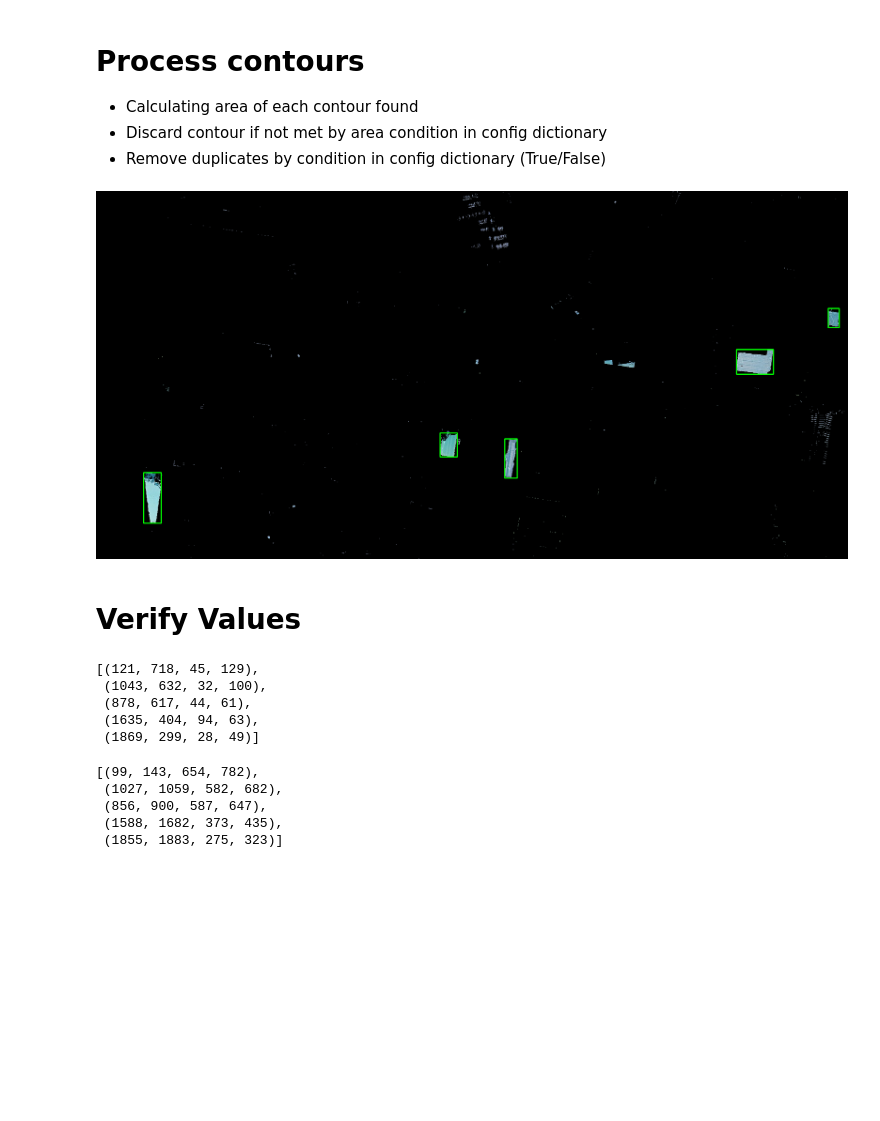
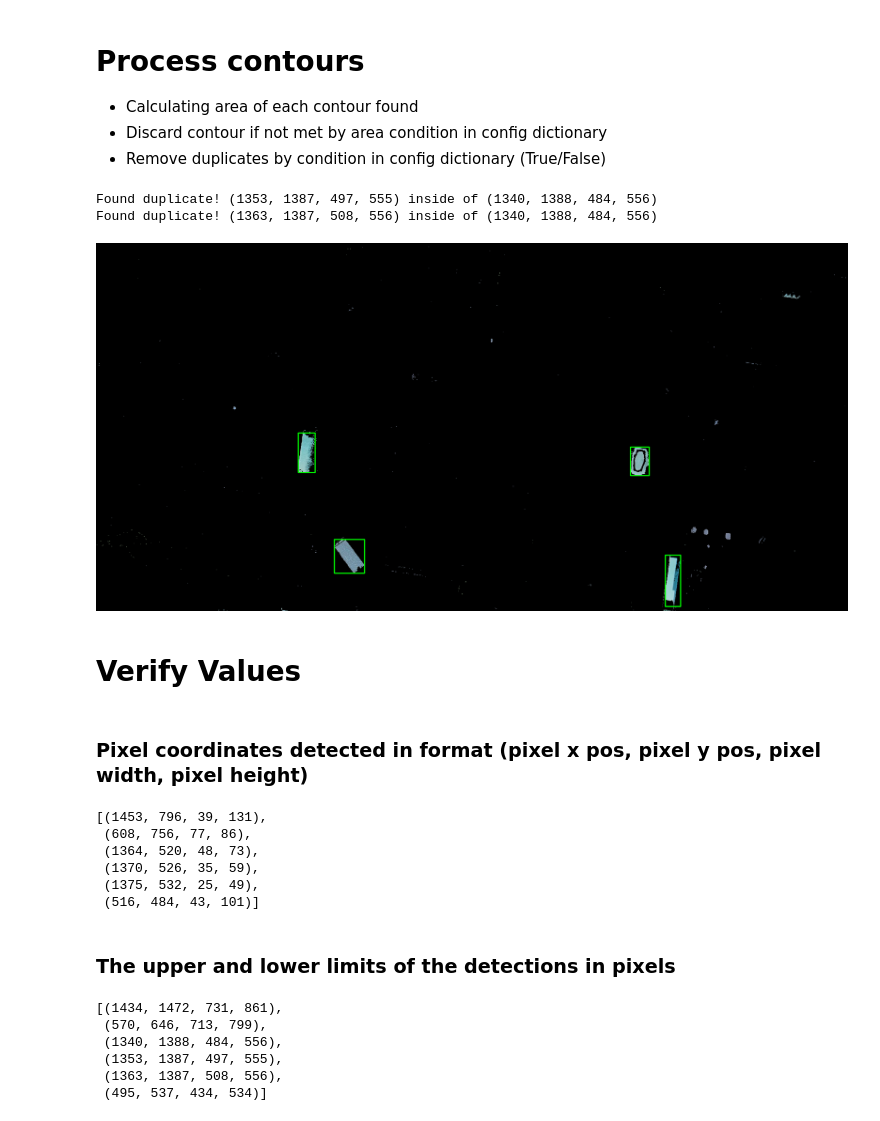
Before and after one commit to danielc92/cv2-pool-detection, a Jupyter notebook: detect.ipynb, the cells around one changed output. Cells and saved outputs as stored; diff of their text form; code cells hidden in the pictures; blank space fills up the shorter version.

```diff
--- a/detect.ipynb
+++ b/detect.ipynb
@@ -42,8 +42,10 @@ from IPython.core.display import HTML
 # %% [markdown]
 # Set up a configuration
 # %%
-config = {'height': 700,
-         'width': 1200,
+config = {'display-height': 700,
+         'display-width': 1200,
+         'image-width':1920,
+         'image-height':939,
          'hue-lower': 50,
          'hue-upper': 120,
          'sat-lower': 40,
@@ -128,32 +130,41 @@ for c in final_contours:
                   (x,y),
                   (x + w, y + h),
                   (0, 255, 0),2)
+# %% [output]
+Found duplicate! (1353, 1387, 497, 555) inside of (1340, 1388, 484, 556)
+Found duplicate! (1363, 1387, 508, 556) inside of (1340, 1388, 484, 556)
 # %%
 # Save result
 cv2.imwrite('test_result.png',
             pool_blue)
 
 # Show
 Image(filename = './test_result.png',
-      width = config['width'],
-      height = config['height'])
+      width = config['display-width'],
+      height = config['display-height'])
 # %% [output]
-[figure, old version]
+[figure, new version]
 # %% [markdown]
 # Verify Values
+# %% [markdown]
+### Pixel coordinates detected in format (pixel x pos, pixel y pos, pixel width, pixel height)
 # %%
 found_these
 # %% [output]
-[(121, 718, 45, 129),
- (1043, 632, 32, 100),
- (878, 617, 44, 61),
- (1635, 404, 94, 63),
- (1869, 299, 28, 49)]
+[(1453, 796, 39, 131),
+ (608, 756, 77, 86),
+ (1364, 520, 48, 73),
+ (1370, 526, 35, 59),
+ (1375, 532, 25, 49),
+ (516, 484, 43, 101)]
+# %% [markdown]
+### The upper and lower limits of the detections in pixels
 # %%
 box_limits
 # %% [output]
-[(99, 143, 654, 782),
- (1027, 1059, 582, 682),
- (856, 900, 587, 647),
- (1588, 1682, 373, 435),
- (1855, 1883, 275, 323)]
+[(1434, 1472, 731, 861),
+ (570, 646, 713, 799),
+ (1340, 1388, 484, 556),
+ (1353, 1387, 497, 555),
+ (1363, 1387, 508, 556),
+ (495, 537, 434, 534)]
```
Also changed, not shown: parts of 14 cells of this notebook, 1 other file.
